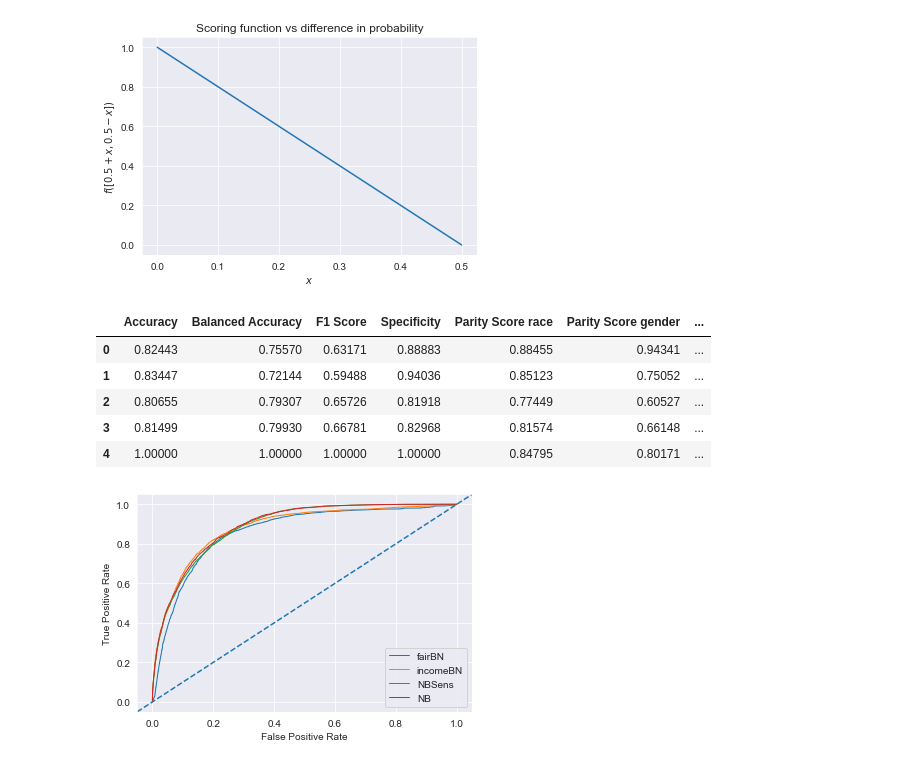
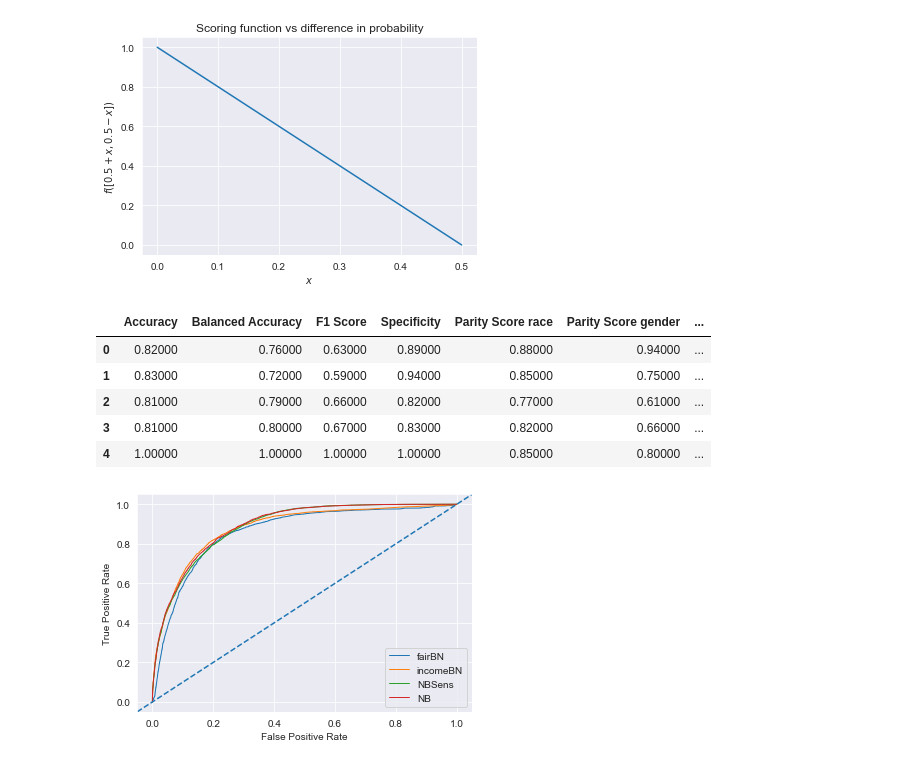
Before and after one commit to bcwein/Forseti, a Jupyter notebook: notebooks/model-evaluation.ipynb, the cells around one changed output. Saved outputs shown, nothing was run; the diff lists cells and outputs as text; code cells hidden in the pictures.

Commit message:
Rounding numbers and added variable for number of classes.

```diff
--- a/notebooks/model-evaluation.ipynb
+++ b/notebooks/model-evaluation.ipynb
@@ -116,19 +116,19 @@ plt.show()
 # %%
 fairnessDF = pd.DataFrame()
 
 fairnessDF = fairnessDF.append(fairness_report(y, y_pred_fair, sensitive, 'FairBN'), ignore_index=True);
 fairnessDF = fairnessDF.append(fairness_report(y, y_pred_income, sensitive, 'IncomeBN'), ignore_index=True);
 fairnessDF = fairnessDF.append(fairness_report(y, y_pred_label_NB_sens, sensitive, 'NBSens'), ignore_index=True);
 fairnessDF = fairnessDF.append(fairness_report(y, y_pred_label_NB, sensitive, 'NB'), ignore_index=True);
 fairnessDF = fairnessDF.append(fairness_report(y, y, sensitive, 'Dataset'), ignore_index=True);
-fairnessDF
+fairnessDF.round(2)
 # %% [output]
 |  | Accuracy | Balanced Accuracy | F1 Score | Specificity | Parity Score race | Parity Score gender | ... |
-| 0 | 0.82443 | 0.75570 | 0.63171 | 0.88883 | 0.88455 | 0.94341 | ... |
-| 1 | 0.83447 | 0.72144 | 0.59488 | 0.94036 | 0.85123 | 0.75052 | ... |
-| 2 | 0.80655 | 0.79307 | 0.65726 | 0.81918 | 0.77449 | 0.60527 | ... |
-| 3 | 0.81499 | 0.79930 | 0.66781 | 0.82968 | 0.81574 | 0.66148 | ... |
-| 4 | 1.00000 | 1.00000 | 1.00000 | 1.00000 | 0.84795 | 0.80171 | ... |
+| 0 | 0.82000 | 0.76000 | 0.63000 | 0.89000 | 0.88000 | 0.94000 | ... |
+| 1 | 0.83000 | 0.72000 | 0.59000 | 0.94000 | 0.85000 | 0.75000 | ... |
+| 2 | 0.81000 | 0.79000 | 0.66000 | 0.82000 | 0.77000 | 0.61000 | ... |
+| 3 | 0.81000 | 0.80000 | 0.67000 | 0.83000 | 0.82000 | 0.66000 | ... |
+| 4 | 1.00000 | 1.00000 | 1.00000 | 1.00000 | 0.85000 | 0.80000 | ... |
 # %%
 fpr_fair, tpr_fair, threshold = roc_curve(y,  y_pred_probability['fair_0'])
 fpr_income, tpr_income, _ = roc_curve(y,  y_pred_probability['income_1'])
```
Also changed, not shown: 1 other file.
